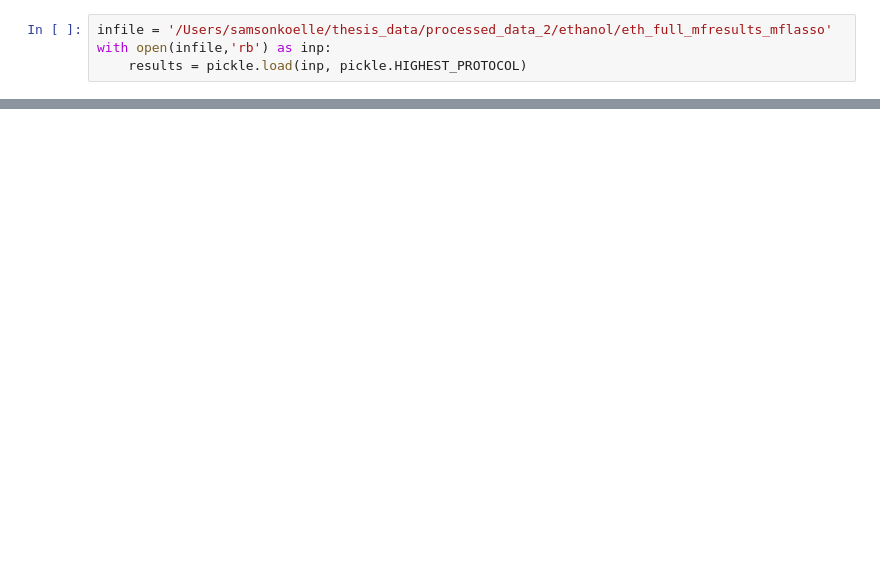
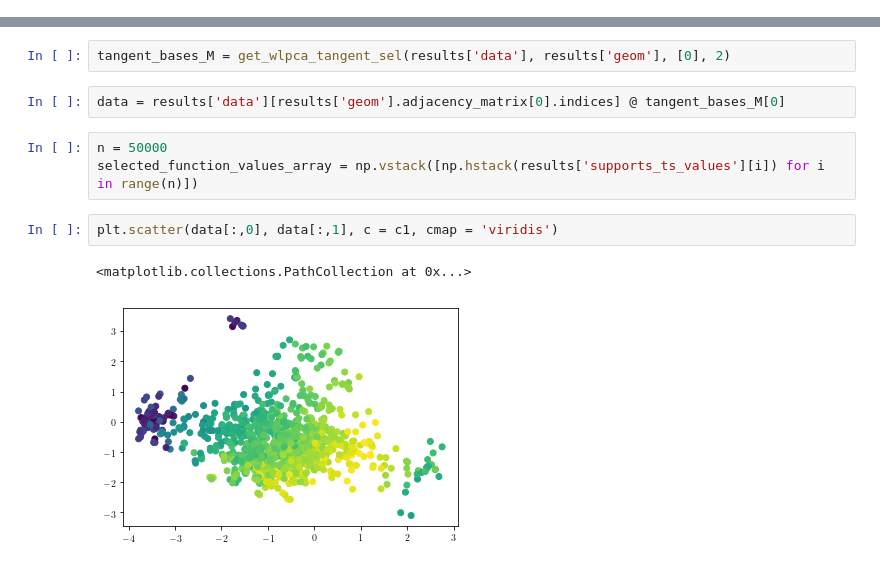
Before and after one commit to sjkoelle/montlake, a Jupyter notebook: experiments/ethanol_full_plotting.ipynb, the cells around one changed output, grey strips where cells are left out. Drawn from its saved outputs; the diff is of its cells as text; blank space fills up the shorter version.

```diff
--- a/experiments/ethanol_full_plotting.ipynb
+++ b/experiments/ethanol_full_plotting.ipynb
@@ -30,4 +34,0 @@ from pathos.multiprocessing import ProcessingPool as Pool
-# %%
-infile = '/Users/samsonkoelle/thesis_data/processed_data_2/ethanol/eth_full_mfresults_mflasso'
-with open(infile,'rb') as inp:
-    results = pickle.load(inp, pickle.HIGHEST_PROTOCOL)
@@ -35,0 +45,12 @@ EOFError: Ran out of input
+# %%
+tangent_bases_M = get_wlpca_tangent_sel(results['data'], results['geom'], [0], 2)
+# %%
+data = results['data'][results['geom'].adjacency_matrix[0].indices] @ tangent_bases_M[0]
+# %%
+n = 50000
+selected_function_values_array = np.vstack([np.hstack(results['supports_ts_values'][i]) for i in range(n)])
+# %%
+plt.scatter(data[:,0], data[:,1], c = c1, cmap = 'viridis')
+# %% [output]
+<matplotlib.collections.PathCollection at 0x...>
+[figure, added]
```
Also changed, not shown: parts of 28 cells of this notebook, 10 other files.
